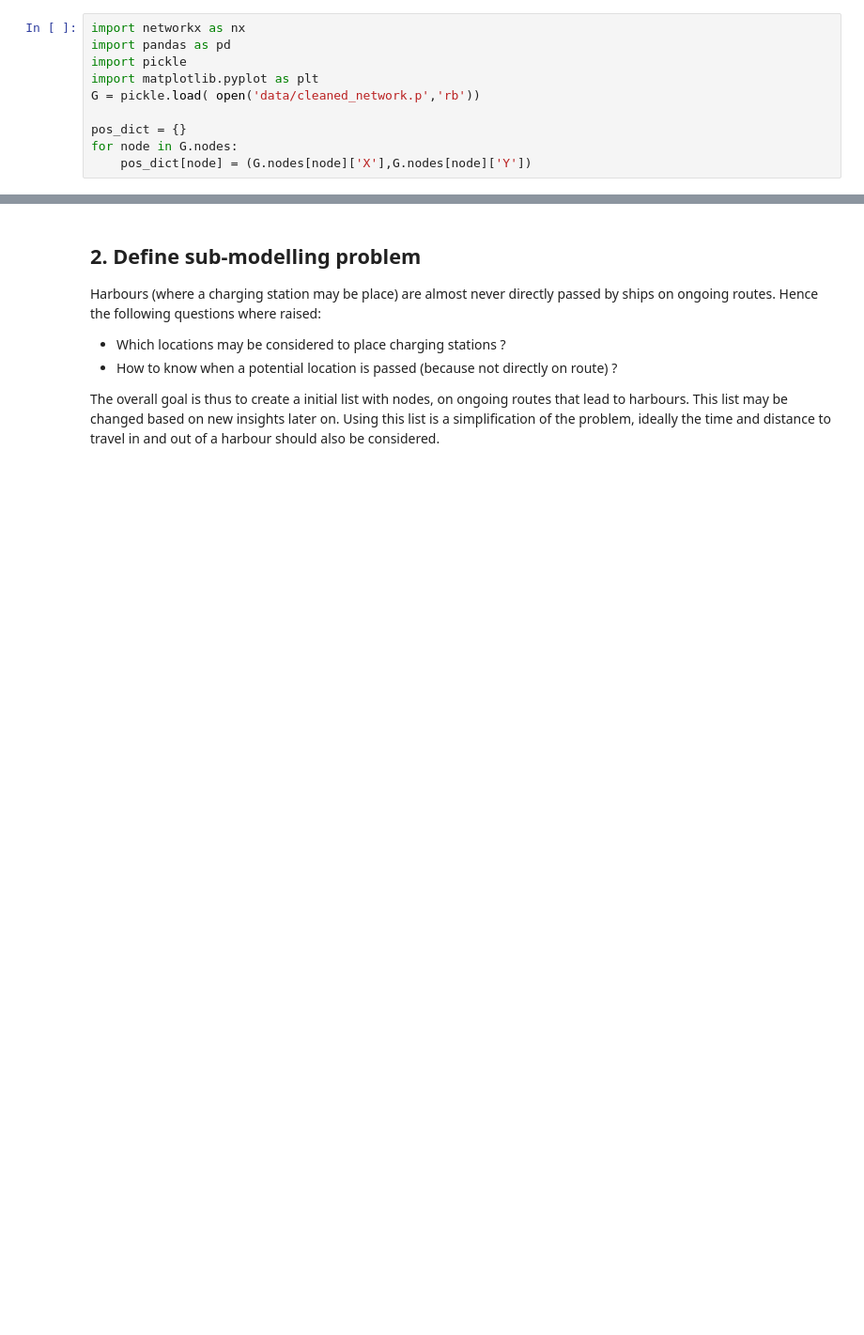
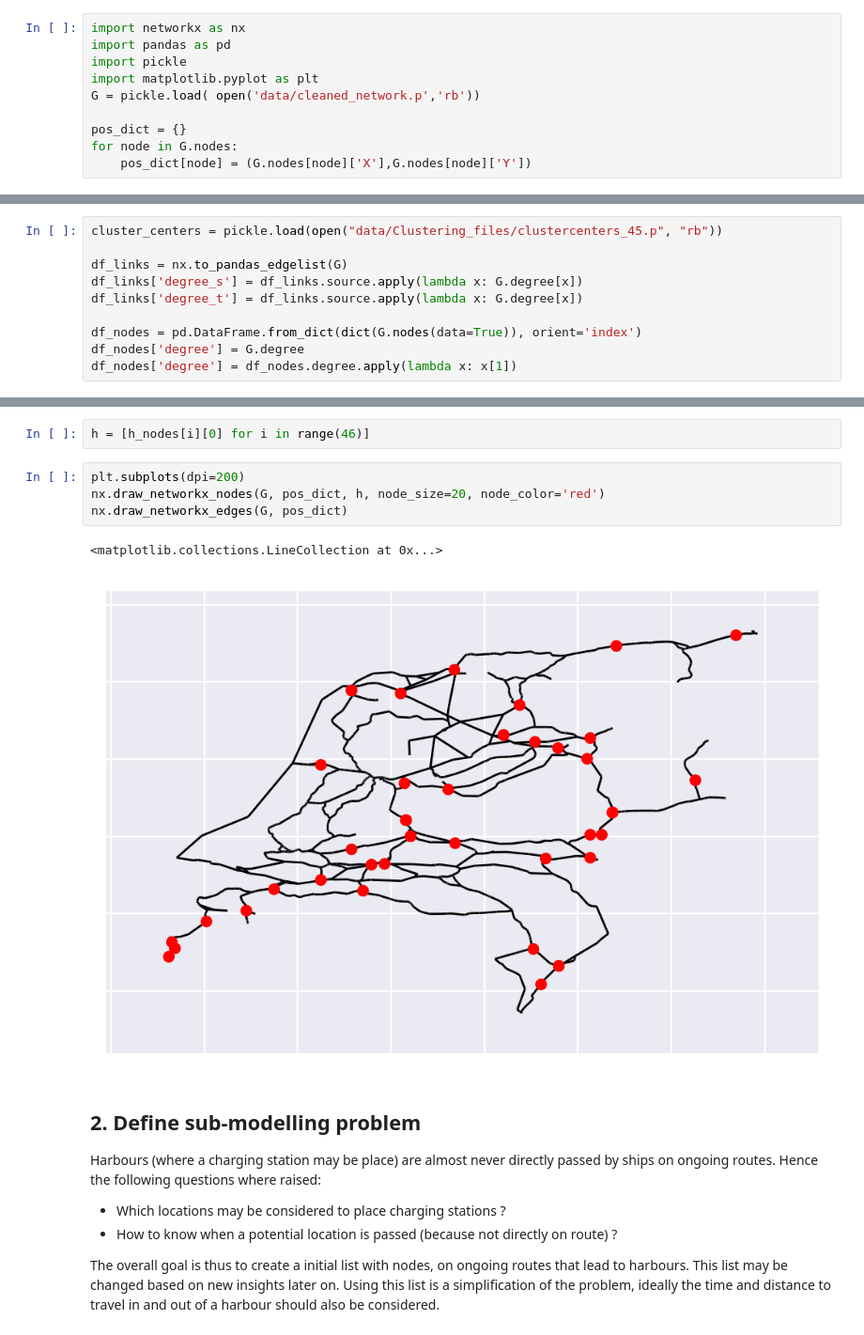
Before and after one commit to fabiandriessen/Thesis, a Jupyter notebook: harbour_exits.ipynb, the cells around one changed output, grey strips where cells are left out. Shown at 94% size. Cells and saved outputs as stored; diff of their text form; blank space fills up the shorter version.

Commit message:
New start data cleaning

```diff
--- a/harbour_exits.ipynb
+++ b/harbour_exits.ipynb
@@ -12,0 +15,10 @@ for node in G.nodes:
+# %%
+cluster_centers = pickle.load(open("data/Clustering_files/clustercenters_45.p", "rb"))
+
+df_links = nx.to_pandas_edgelist(G)
+df_links['degree_s'] = df_links.source.apply(lambda x: G.degree[x])
+df_links['degree_t'] = df_links.source.apply(lambda x: G.degree[x])
+
+df_nodes = pd.DataFrame.from_dict(dict(G.nodes(data=True)), orient='index')
+df_nodes['degree'] = G.degree
+df_nodes['degree'] = df_nodes.degree.apply(lambda x: x[1])
@@ -13,3 +111,12 @@ for node in G.nodes:
+# %%
+h = [h_nodes[i][0] for i in range(46)]
+# %%
+plt.subplots(dpi=200)
+nx.draw_networkx_nodes(G, pos_dict, h, node_size=20, node_color='red')
+nx.draw_networkx_edges(G, pos_dict)
+# %% [output]
+<matplotlib.collections.LineCollection at 0x...>
+[figure, added]
 # %% [markdown]
 ## 2. Define sub-modelling problem
 Harbours (where a charging station may be place) are almost never directly passed by ships on ongoing routes.
```
Also changed, not shown: parts of 3 cells of this notebook, 10 other files.
